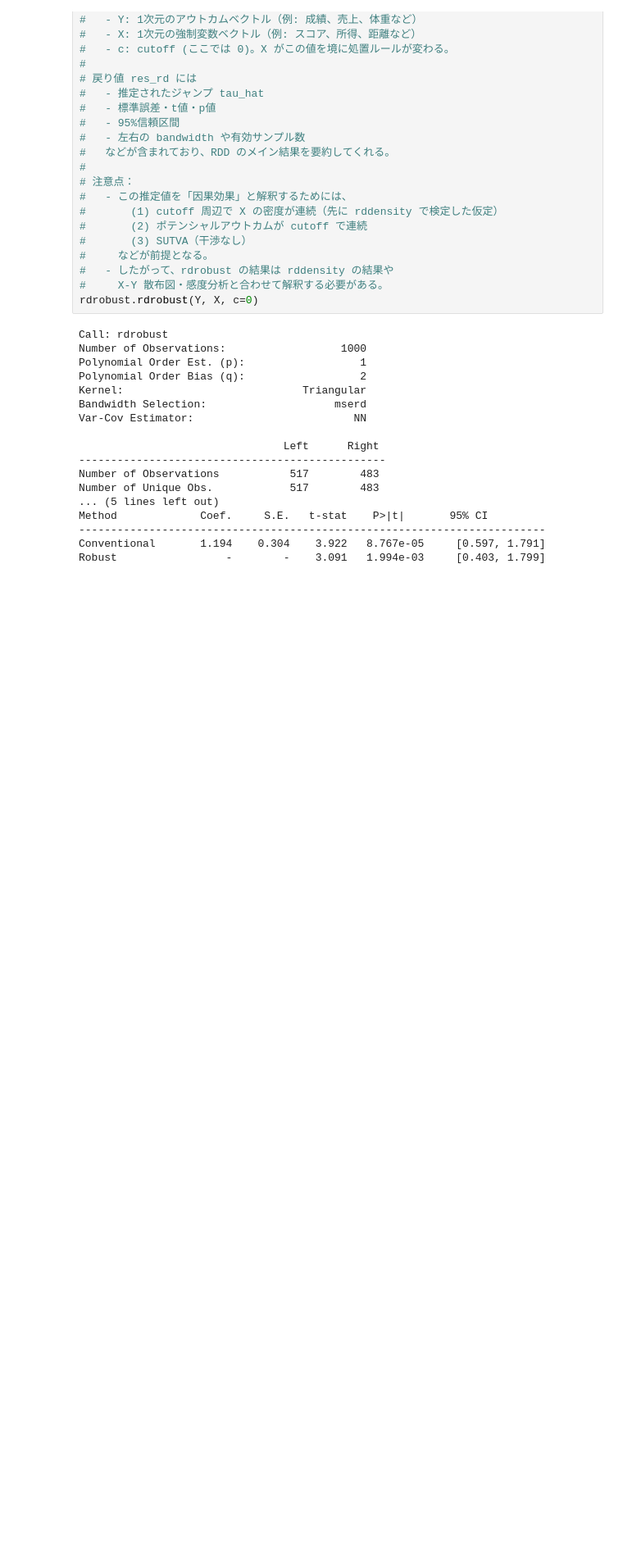
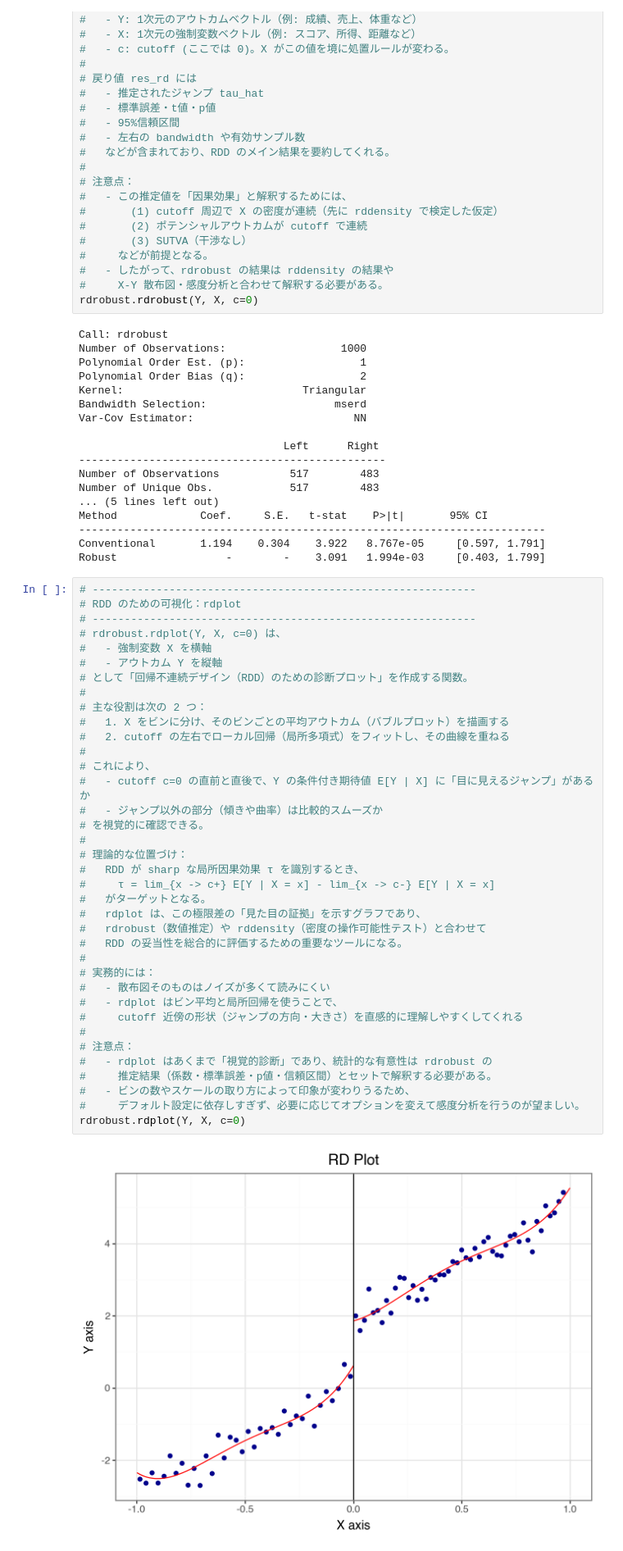
Before and after one commit to maton369/Causal_Interface_Practice, a Jupyter notebook: chap3_RDD.ipynb, the cells around one changed output. Shown: that part at 82% size. Drawn from its saved outputs; the diff is of its cells as text; blank space fills up the shorter version.

```diff
--- a/chap3_RDD.ipynb
+++ b/chap3_RDD.ipynb
@@ -241,3 +241,42 @@ Method             Coef.     S.E.   t-stat    P>|t|       95% CI
 -------------------------------------------------------------------------
 Conventional       1.194    0.304    3.922   8.767e-05     [0.597, 1.791]
 Robust                 -        -    3.091   1.994e-03     [0.403, 1.799]
+# %%
+# ------------------------------------------------------------
+# RDD のための可視化：rdplot
+# ------------------------------------------------------------
+# rdrobust.rdplot(Y, X, c=0) は、
+#   - 強制変数 X を横軸
+#   - アウトカム Y を縦軸
+# として「回帰不連続デザイン（RDD）のための診断プロット」を作成する関数。
+#
+# 主な役割は次の 2 つ：
+#   1. X をビンに分け、そのビンごとの平均アウトカム（バブルプロット）を描画する
+#   2. cutoff の左右でローカル回帰（局所多項式）をフィットし、その曲線を重ねる
+#
+# これにより、
+#   - cutoff c=0 の直前と直後で、Y の条件付き期待値 E[Y | X] に「目に見えるジャンプ」があるか
+#   - ジャンプ以外の部分（傾きや曲率）は比較的スムーズか
+# を視覚的に確認できる。
+#
+# 理論的な位置づけ：
+#   RDD が sharp な局所因果効果 τ を識別するとき、
+#     τ = lim_{x -> c+} E[Y | X = x] - lim_{x -> c-} E[Y | X = x]
+#   がターゲットとなる。
+#   rdplot は、この極限差の「見た目の証拠」を示すグラフであり、
+#   rdrobust（数値推定）や rddensity（密度の操作可能性テスト）と合わせて
+#   RDD の妥当性を総合的に評価するための重要なツールになる。
+#
+# 実務的には：
+#   - 散布図そのものはノイズが多くて読みにくい
+#   - rdplot はビン平均と局所回帰を使うことで、
+#     cutoff 近傍の形状（ジャンプの方向・大きさ）を直感的に理解しやすくしてくれる
+#
+# 注意点：
+#   - rdplot はあくまで「視覚的診断」であり、統計的な有意性は rdrobust の
+#     推定結果（係数・標準誤差・p値・信頼区間）とセットで解釈する必要がある。
+#   - ビンの数やスケールの取り方によって印象が変わりうるため、
+#     デフォルト設定に依存しすぎず、必要に応じてオプションを変えて感度分析を行うのが望ましい。
+rdrobust.rdplot(Y, X, c=0)
+# %% [output]
+[figure, added]
```
Also changed, not shown: parts of 1 cell of this notebook.
